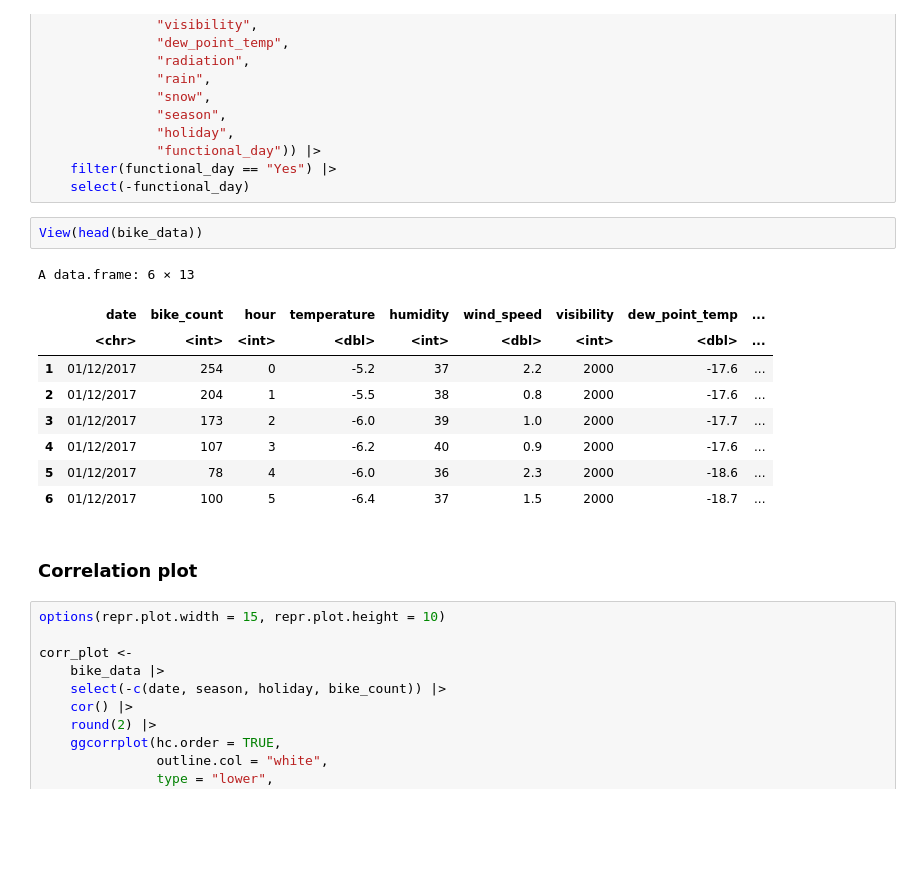
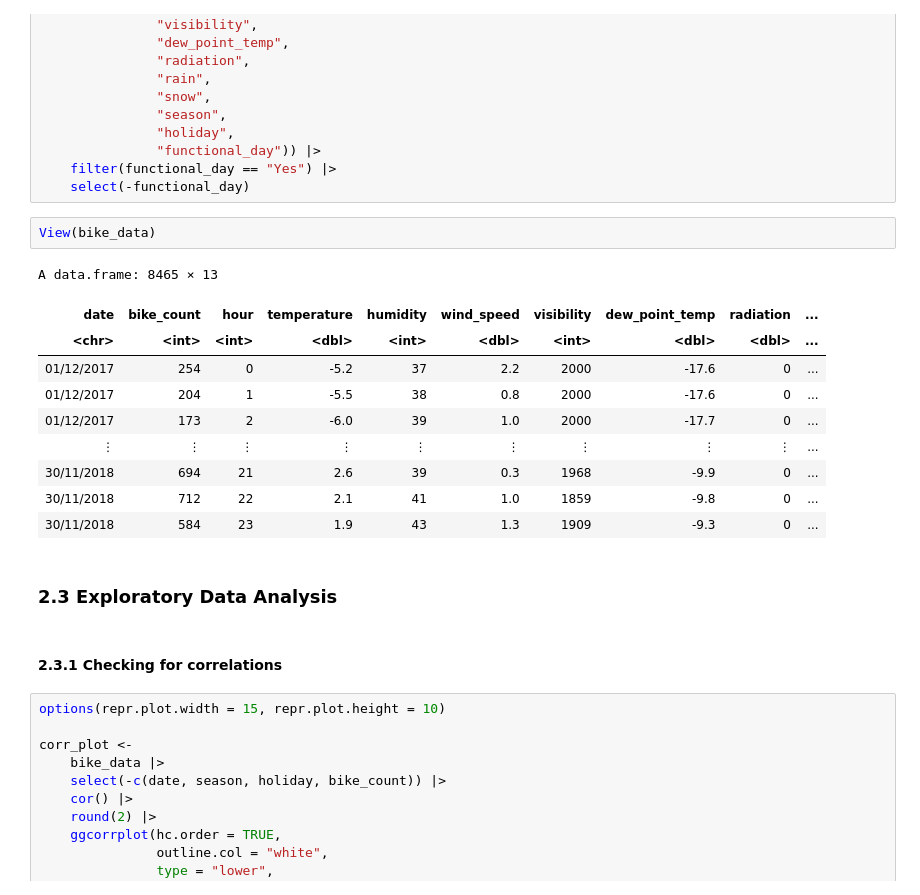
Before and after one commit to omertahi/STAT301-Project, a Jupyter notebook: Project Proposal.ipynb, the cells around one changed output. Cells and saved outputs as stored; diff of their text form; blank space fills up the shorter version.

```diff
--- a/Project Proposal.ipynb
+++ b/Project Proposal.ipynb
@@ -56,19 +60,22 @@ bike_data <-
     filter(functional_day == "Yes") |>
     select(-functional_day)
 # %%
-View(head(bike_data))
+View(bike_data)
 # %% [output]
-A data.frame: 6 × 13
+A data.frame: 8465 × 13
-|  | date | bike_count | hour | temperature | humidity | wind_speed | visibility | dew_point_temp | ... |
-|  | <chr> | <int> | <int> | <dbl> | <int> | <dbl> | <int> | <dbl> | ... |
-| 1 | 01/12/2017 | 254 | 0 | -5.2 | 37 | 2.2 | 2000 | -17.6 | ... |
-| 2 | 01/12/2017 | 204 | 1 | -5.5 | 38 | 0.8 | 2000 | -17.6 | ... |
-| 3 | 01/12/2017 | 173 | 2 | -6.0 | 39 | 1.0 | 2000 | -17.7 | ... |
-| 4 | 01/12/2017 | 107 | 3 | -6.2 | 40 | 0.9 | 2000 | -17.6 | ... |
-| 5 | 01/12/2017 | 78 | 4 | -6.0 | 36 | 2.3 | 2000 | -18.6 | ... |
-| 6 | 01/12/2017 | 100 | 5 | -6.4 | 37 | 1.5 | 2000 | -18.7 | ... |
+| date | bike_count | hour | temperature | humidity | wind_speed | visibility | dew_point_temp | radiation | ... |
+| <chr> | <int> | <int> | <dbl> | <int> | <dbl> | <int> | <dbl> | <dbl> | ... |
+| 01/12/2017 | 254 | 0 | -5.2 | 37 | 2.2 | 2000 | -17.6 | 0 | ... |
+| 01/12/2017 | 204 | 1 | -5.5 | 38 | 0.8 | 2000 | -17.6 | 0 | ... |
+| 01/12/2017 | 173 | 2 | -6.0 | 39 | 1.0 | 2000 | -17.7 | 0 | ... |
+| ⋮ | ⋮ | ⋮ | ⋮ | ⋮ | ⋮ | ⋮ | ⋮ | ⋮ | ... |
+| 30/11/2018 | 694 | 21 | 2.6 | 39 | 0.3 | 1968 | -9.9 | 0 | ... |
+| 30/11/2018 | 712 | 22 | 2.1 | 41 | 1.0 | 1859 | -9.8 | 0 | ... |
+| 30/11/2018 | 584 | 23 | 1.9 | 43 | 1.3 | 1909 | -9.3 | 0 | ... |
 # %% [markdown]
-### Correlation plot
+### 2.3 Exploratory Data Analysis
+# %% [markdown]
+#### 2.3.1 Checking for correlations
 # %%
 options(repr.plot.width = 15, repr.plot.height = 10)
 
```
Also changed, not shown: parts of 14 cells of this notebook.
